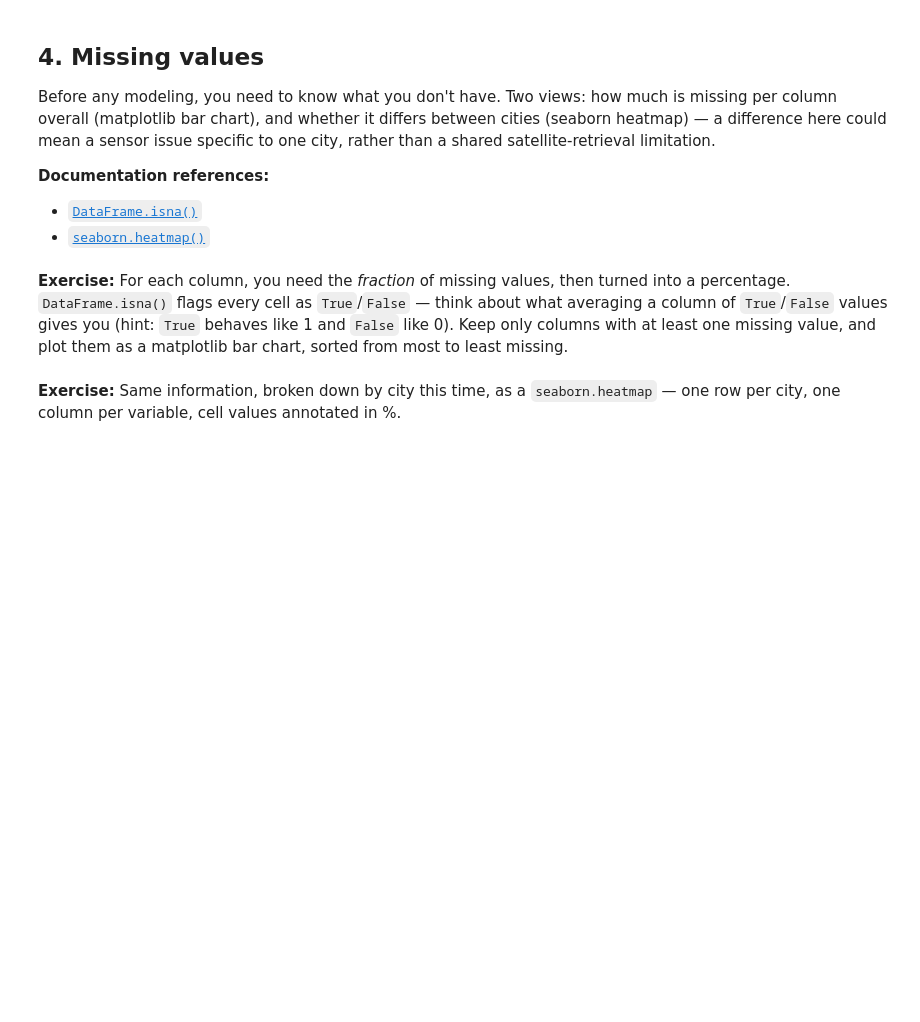
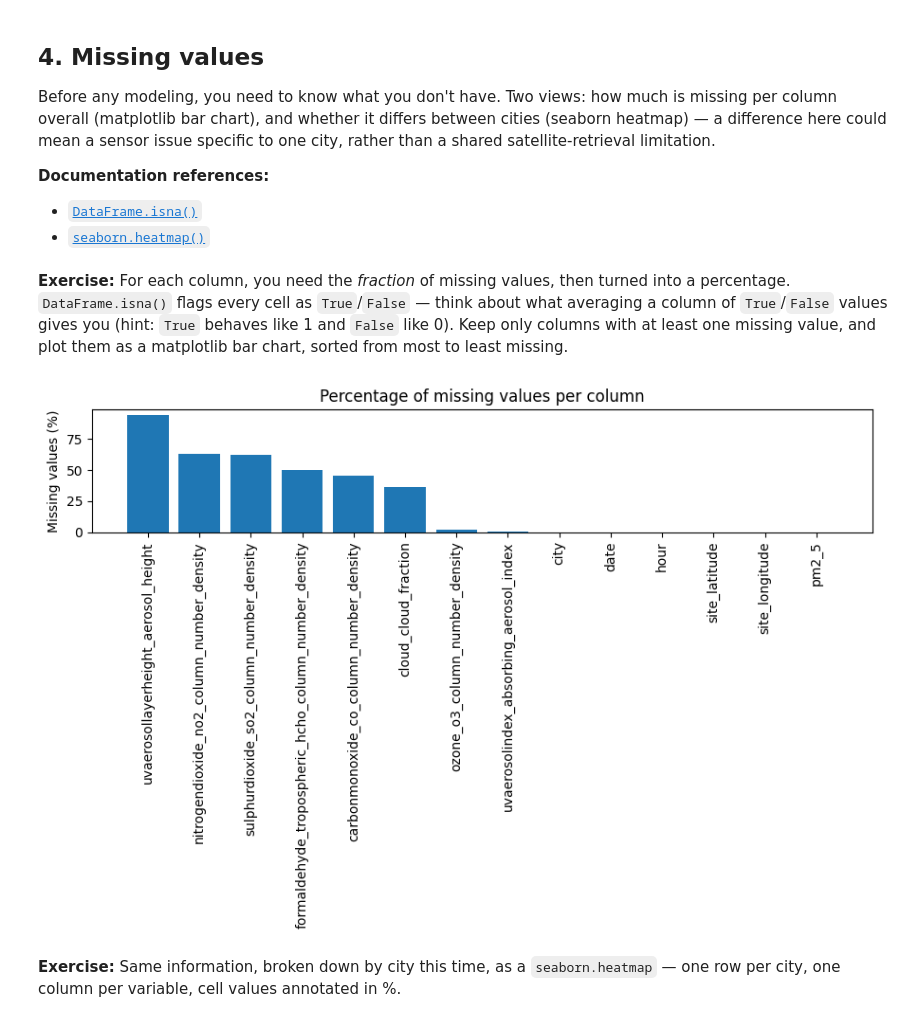
Before and after one commit to hfougerouxge1/AirQuality, a Jupyter notebook: notebooks/session2/01_discovery.ipynb, the cells around one changed output. Saved outputs shown, nothing was run; the diff lists cells and outputs as text; code cells hidden in the pictures; blank space fills up the shorter version.

```diff
--- a/notebooks/session2/01_discovery.ipynb
+++ b/notebooks/session2/01_discovery.ipynb
@@ -201,6 +201,19 @@ Before any modeling, you need to know what you don't have. Two views: how much i
 **Exercise:** For each column, you need the *fraction* of missing values, then turned into a percentage. `DataFrame.isna()` flags every cell as `True`/`False` — think about what averaging a column of `True`/`False` values gives you (hint: `True` behaves like 1 and `False` like 0). Keep only columns with at least one missing value, and plot them as a matplotlib bar chart, sorted from most to least missing.
 # %%
 # TODO 8: bar chart of the percentage of missing values per column, with matplotlib
+proportion_true = df.isna().mean()*100
+proportion_true = proportion_true.sort_values(ascending=False)
+
+
+fig, ax = plt.subplots(figsize=(9,6))
+ax.bar(proportion_true.index, proportion_true.values)
+ax.set_ylabel("Missing values (%)")
+ax.set_title("Percentage of missing values per column")
+ax.tick_params(axis="x", rotation=90)
+plt.tight_layout()
+plt.show()
+# %% [output]
+[figure, added]
 # %% [markdown]
 **Exercise:** Same information, broken down by city this time, as a `seaborn.heatmap` — one row per city, one column per variable, cell values annotated in %.
 # %%
```
Also changed, not shown: parts of 2 cells of this notebook.
